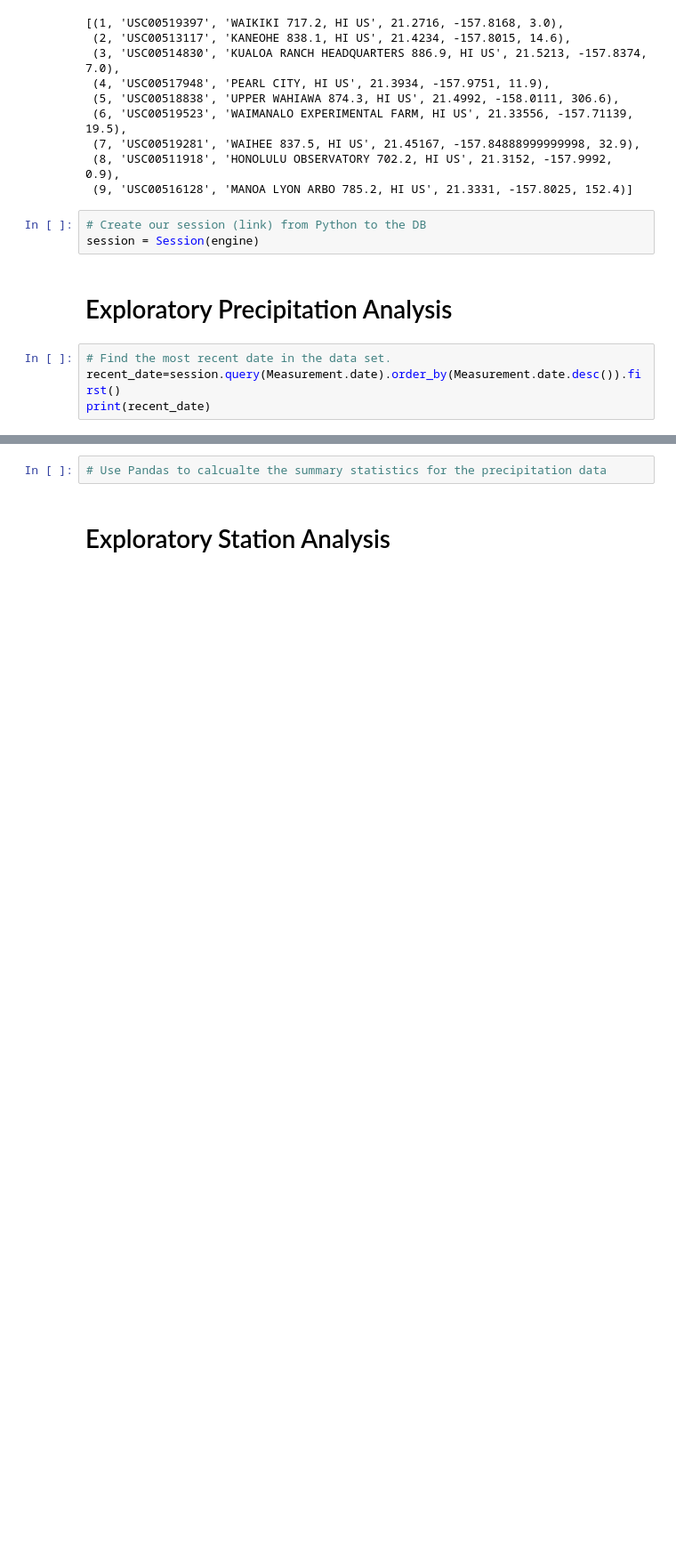
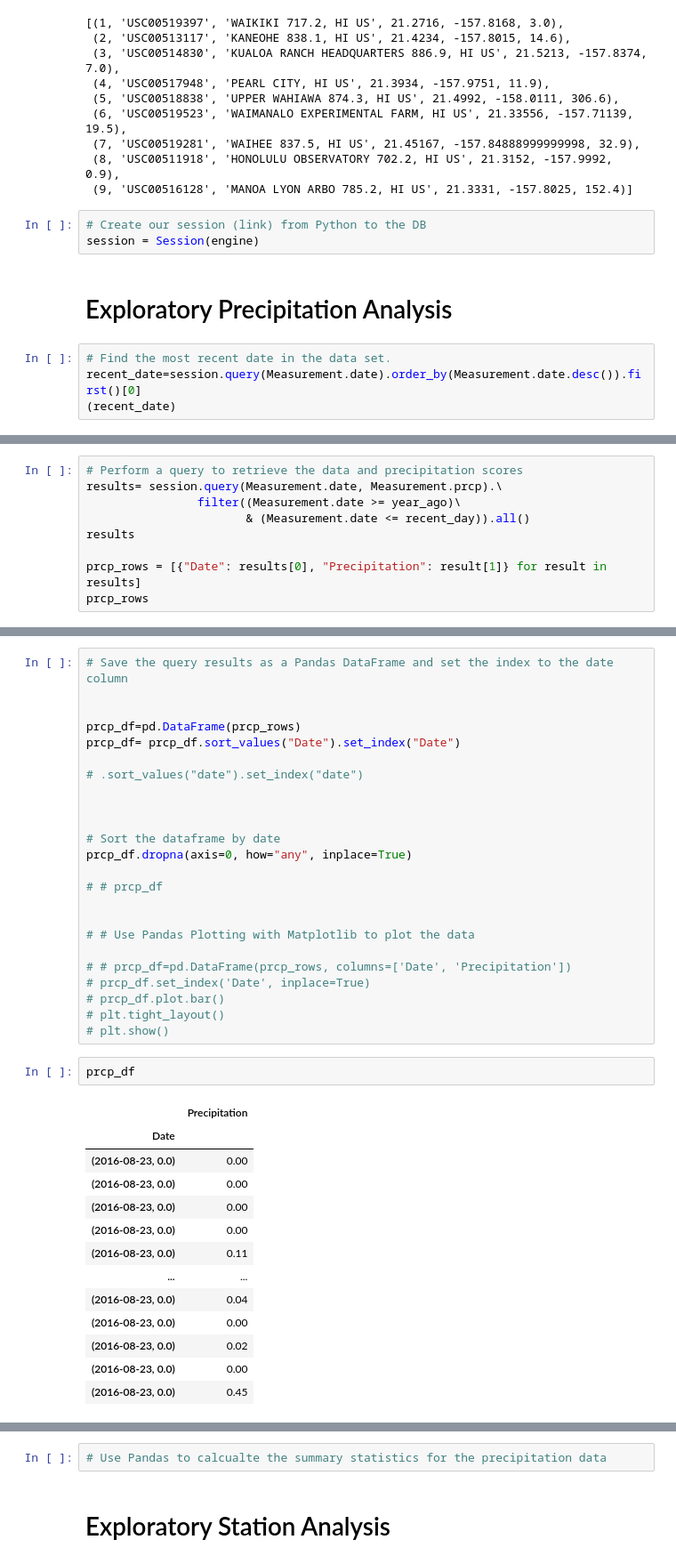
Before and after one commit to Colleen-Cobb/sqlalchemy-challenge, a Jupyter notebook: SurfsUp/climate_starter.ipynb, the cells around one changed output, grey strips where cells are left out. Shown at 89% size. Cells and saved outputs as stored; diff of their text form; blank space fills up the shorter version.

Commit message:
pandas dataframe

```diff
--- a/SurfsUp/climate_starter.ipynb
+++ b/SurfsUp/climate_starter.ipynb
@@ -110,6 +103,6 @@ session = Session(engine)
 # Exploratory Precipitation Analysis
 # %%
 # Find the most recent date in the data set.
-recent_date=session.query(Measurement.date).order_by(Measurement.date.desc()).first()
-print(recent_date)
+recent_date=session.query(Measurement.date).order_by(Measurement.date.desc()).first()[0]
+(recent_date)
 # %% [output]
@@ -135,2 +119,11 @@ year_ago
 # %% [output]
 datetime.date(2016, 8, 23)
+# %%
+# Perform a query to retrieve the data and precipitation scores
+results= session.query(Measurement.date, Measurement.prcp).\
+                filter((Measurement.date >= year_ago)\
+                       & (Measurement.date <= recent_day)).all()
+results
+
+prcp_rows = [{"Date": results[0], "Precipitation": result[1]} for result in results]
+prcp_rows
@@ -136,0 +148,40 @@ datetime.date(2016, 8, 23)
+# %%
+# Save the query results as a Pandas DataFrame and set the index to the date column
+
+
+prcp_df=pd.DataFrame(prcp_rows)
+prcp_df= prcp_df.sort_values("Date").set_index("Date")
+
+# .sort_values("date").set_index("date")
+
+
+
+# Sort the dataframe by date
+prcp_df.dropna(axis=0, how="any", inplace=True)
+
+# # prcp_df
+
+
+# # Use Pandas Plotting with Matplotlib to plot the data
+
+# # prcp_df=pd.DataFrame(prcp_rows, columns=['Date', 'Precipitation'])
+# prcp_df.set_index('Date', inplace=True)
+# prcp_df.plot.bar()
+# plt.tight_layout()
+# plt.show()
+# %%
+prcp_df
+# %% [output]
+|  | Precipitation |
+| Date |  |
+| (2016-08-23, 0.0) | 0.00 |
+| (2016-08-23, 0.0) | 0.00 |
+| (2016-08-23, 0.0) | 0.00 |
+| (2016-08-23, 0.0) | 0.00 |
+| (2016-08-23, 0.0) | 0.11 |
+| ... | ... |
+| (2016-08-23, 0.0) | 0.04 |
+| (2016-08-23, 0.0) | 0.00 |
+| (2016-08-23, 0.0) | 0.02 |
+| (2016-08-23, 0.0) | 0.00 |
+| (2016-08-23, 0.0) | 0.45 |
```
Also changed, not shown: parts of 5 cells of this notebook.
